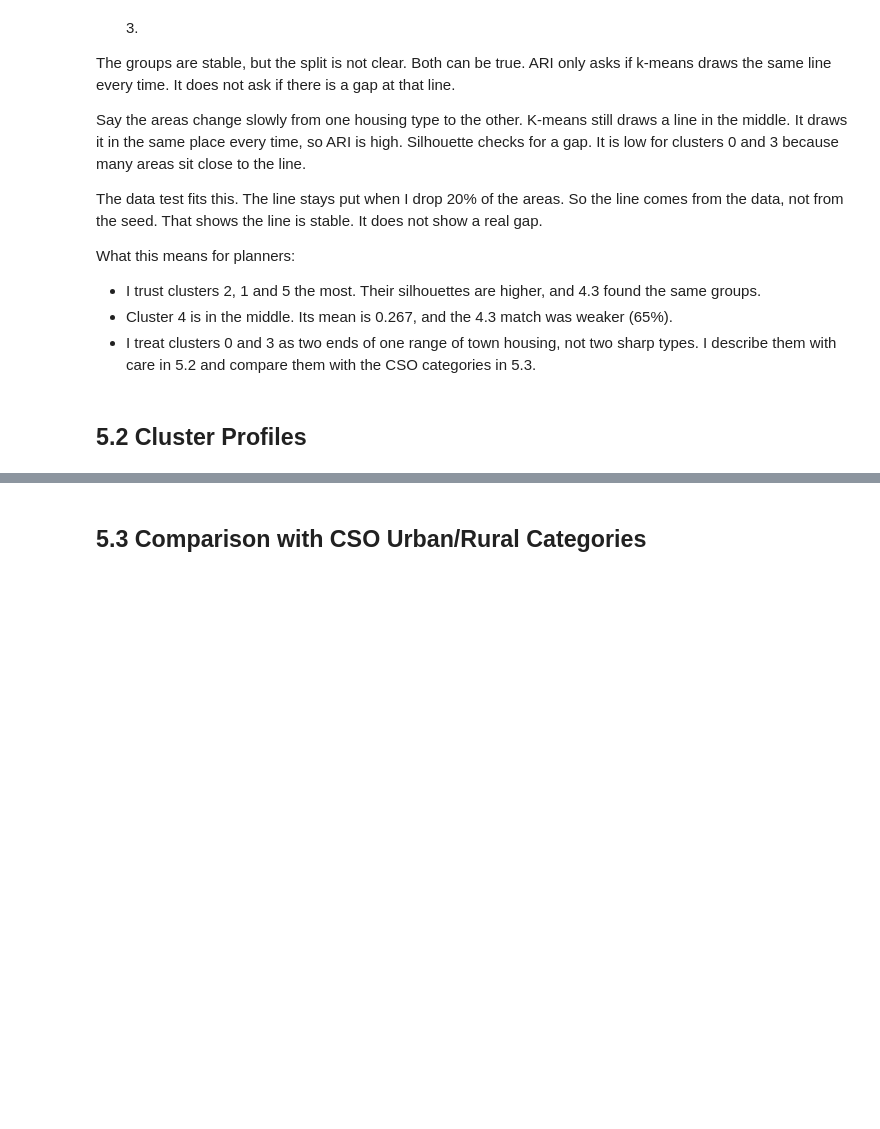
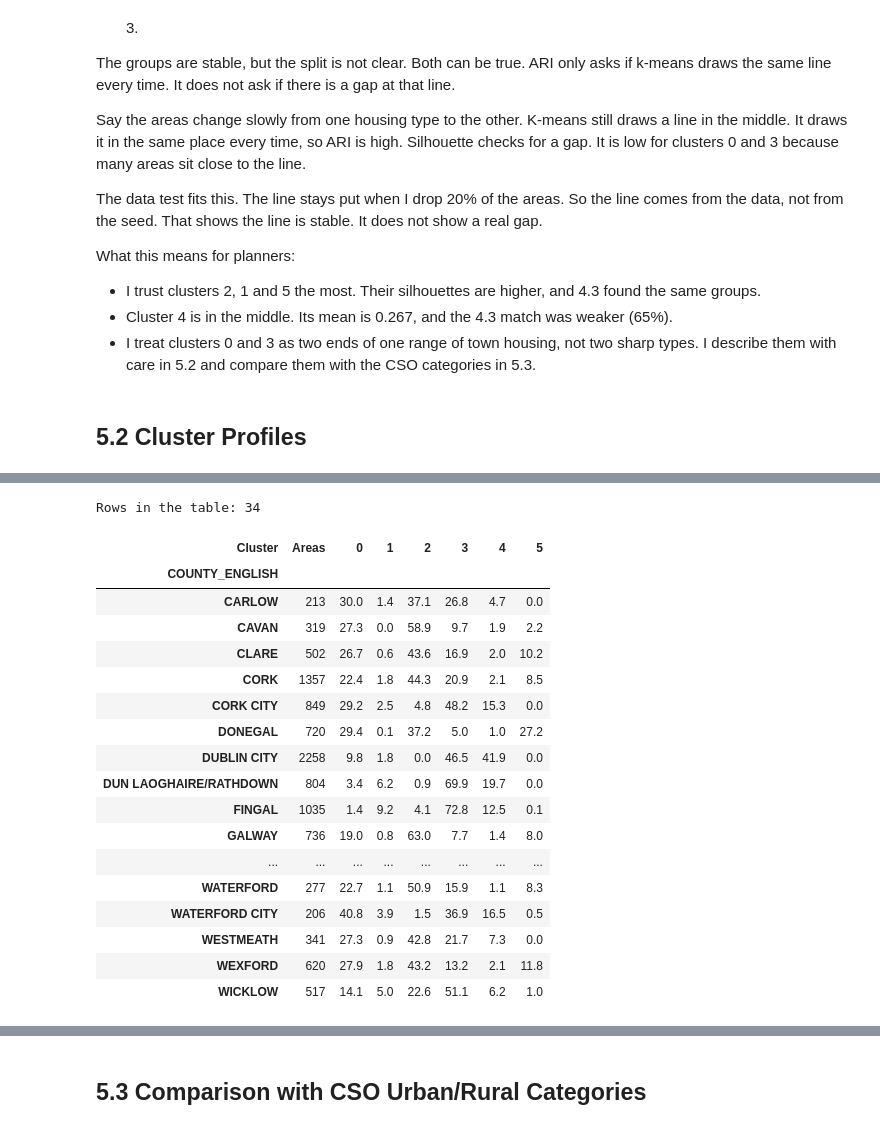
Before and after one commit to SwoopCodes/Data-Analytics_Irish-housing-density, a Jupyter notebook: notebooks/CA2_CRISP_DM_Notebook.ipynb, the cells around one changed output, grey strips where cells are left out. Saved outputs shown, nothing was run; the diff lists cells and outputs as text; code cells hidden in the pictures; blank space fills up the shorter version.

```diff
--- a/notebooks/CA2_CRISP_DM_Notebook.ipynb
+++ b/notebooks/CA2_CRISP_DM_Notebook.ipynb
@@ -2002,0 +2116,29 @@ What this means for planners:
+# %%
+# Step 5: what mix of clusters does each county have? (percent of the county's areas)
+county_counts = pd.crosstab(features_df["COUNTY_ENGLISH"], features_df["Cluster"])
+county_total = county_counts.sum(axis=1)
+county_share = county_counts.div(county_total, axis=0)
+county_share = (county_share * 100).round(1)
+county_share.insert(0, "Areas", county_total)
+print("Rows in the table:", len(county_share))
+county_share
+# %% [output]
+Rows in the table: 34
+| Cluster | Areas | 0 | 1 | 2 | 3 | 4 | 5 |
+| COUNTY_ENGLISH |  |  |  |  |  |  |  |
+| CARLOW | 213 | 30.0 | 1.4 | 37.1 | 26.8 | 4.7 | 0.0 |
+| CAVAN | 319 | 27.3 | 0.0 | 58.9 | 9.7 | 1.9 | 2.2 |
+| CLARE | 502 | 26.7 | 0.6 | 43.6 | 16.9 | 2.0 | 10.2 |
+| CORK | 1357 | 22.4 | 1.8 | 44.3 | 20.9 | 2.1 | 8.5 |
+| CORK CITY | 849 | 29.2 | 2.5 | 4.8 | 48.2 | 15.3 | 0.0 |
+| DONEGAL | 720 | 29.4 | 0.1 | 37.2 | 5.0 | 1.0 | 27.2 |
+| DUBLIN CITY | 2258 | 9.8 | 1.8 | 0.0 | 46.5 | 41.9 | 0.0 |
+| DUN LAOGHAIRE/RATHDOWN | 804 | 3.4 | 6.2 | 0.9 | 69.9 | 19.7 | 0.0 |
+| FINGAL | 1035 | 1.4 | 9.2 | 4.1 | 72.8 | 12.5 | 0.1 |
+| GALWAY | 736 | 19.0 | 0.8 | 63.0 | 7.7 | 1.4 | 8.0 |
+| ... | ... | ... | ... | ... | ... | ... | ... |
+| WATERFORD | 277 | 22.7 | 1.1 | 50.9 | 15.9 | 1.1 | 8.3 |
+| WATERFORD CITY | 206 | 40.8 | 3.9 | 1.5 | 36.9 | 16.5 | 0.5 |
+| WESTMEATH | 341 | 27.3 | 0.9 | 42.8 | 21.7 | 7.3 | 0.0 |
+| WEXFORD | 620 | 27.9 | 1.8 | 43.2 | 13.2 | 2.1 | 11.8 |
+| WICKLOW | 517 | 14.1 | 5.0 | 22.6 | 51.1 | 6.2 | 1.0 |
```
Also changed, not shown: parts of 7 cells of this notebook, 2 other files.
